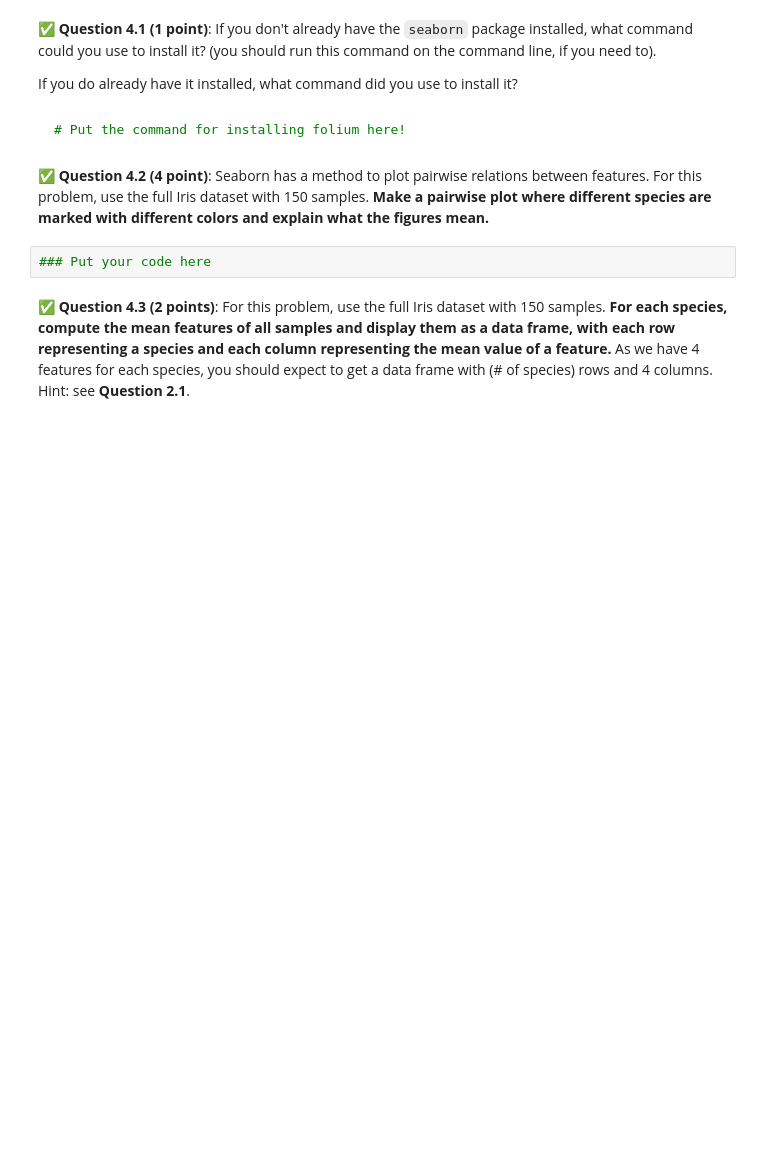
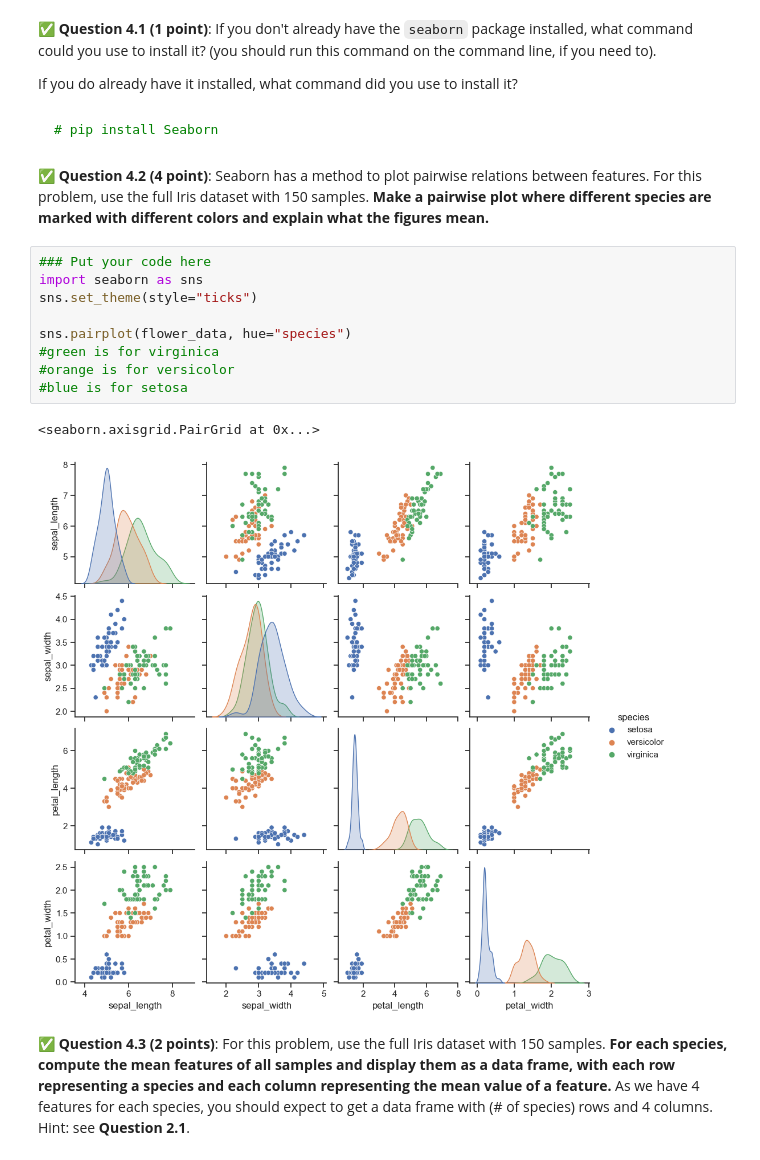
Before and after one commit to rags45/CMSE202-f23-turnin, a Jupyter notebook: hw-01/HW-01_GitPracticeDebuggingPythonPackagesAndClasses-STUDENT.ipynb, the cells around one changed output. Saved outputs shown, nothing was run; the diff lists cells and outputs as text; blank space fills up the shorter version.

````diff
--- a/hw-01/HW-01_GitPracticeDebuggingPythonPackagesAndClasses-STUDENT.ipynb
+++ b/hw-01/HW-01_GitPracticeDebuggingPythonPackagesAndClasses-STUDENT.ipynb
@@ -438,14 +438,24 @@ We will use a new Python package `seaborn`. Seaborn is a Python data visualizati
 &#9989; **Question 4.1 (1 point)**: If you don't already have the `seaborn` package installed, what command could you use to install it? (you should run this command on the command line, if you need to).
 
 If you do already have it installed, what command did you use to install it?
-# %% [markdown]
-```bash
-# Put the command for installing folium here!
-```
+# %% [markdown]
+```bash
+# pip install Seaborn
+```
 # %% [markdown]
 &#9989; **Question 4.2 (4 point)**: Seaborn has a method to plot pairwise relations between features. For this problem, use the full Iris dataset with 150 samples. **Make a pairwise plot where different species are marked with different colors and explain what the figures mean.**
-# %%
-### Put your code here
+# %%
+### Put your code here
+import seaborn as sns
+sns.set_theme(style="ticks")
+
+sns.pairplot(flower_data, hue="species")
+#green is for virginica
+#orange is for versicolor
+#blue is for setosa
+# %% [output]
+<seaborn.axisgrid.PairGrid at 0x...>
+[figure, added]
 # %% [markdown]
 &#9989; **Question 4.3 (2 points)**: For this problem, use the full Iris dataset with 150 samples. **For each species, compute the mean features of all samples and display them as a data frame, with each row representing a species and each column representing the mean value of a feature.** As we have 4 features for each species, you should expect to get a data frame with (# of species) rows and 4 columns. Hint: see **Question 2.1**.
 # %%
````
Also changed, not shown: parts of 3 cells of this notebook.
